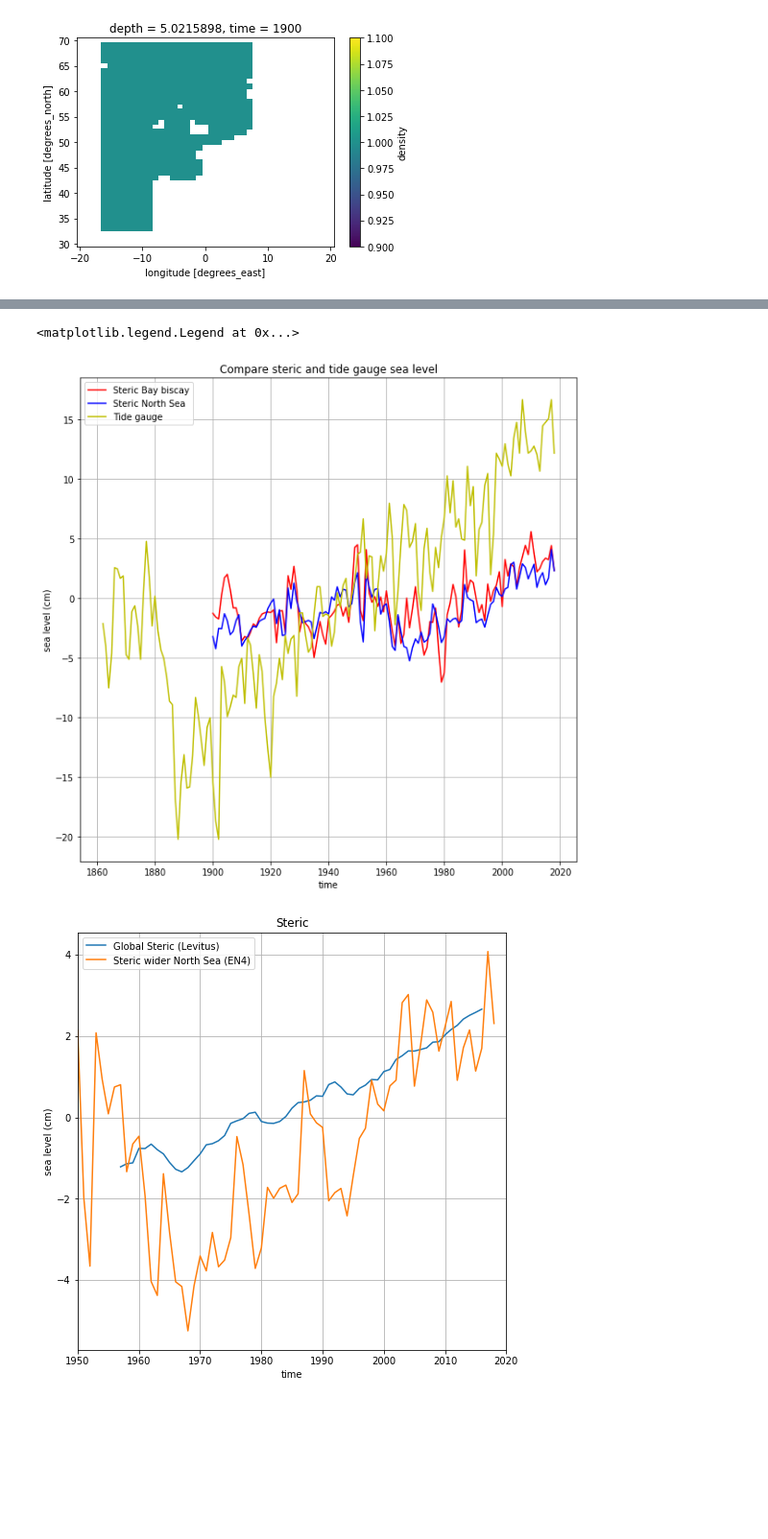
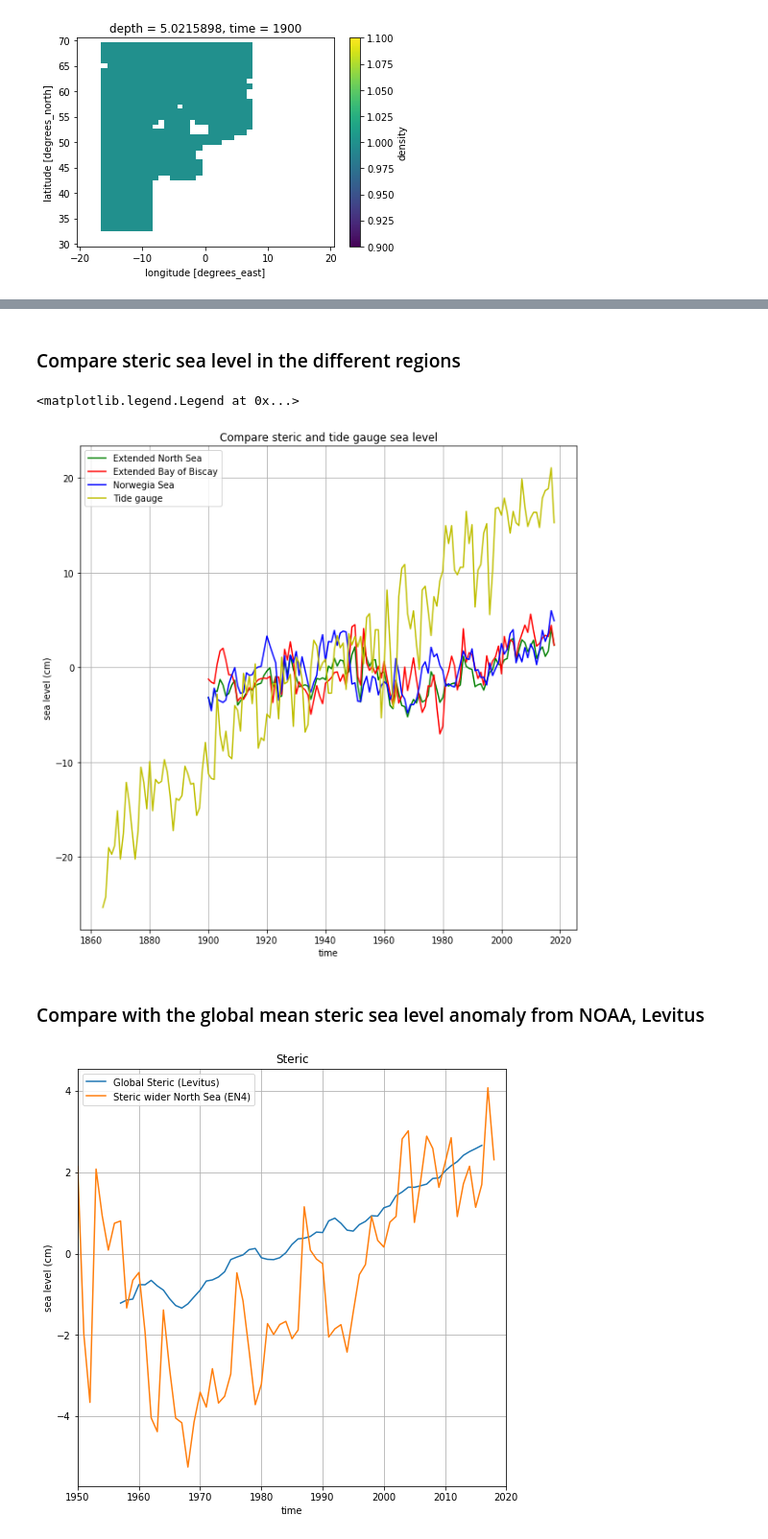
Before and after one commit to Jacobiaan/SLBudget, a Jupyter notebook: notebooks/Steric.ipynb, the cells around one changed output, grey strips where cells are left out. Shown at 96% size. Cells and saved outputs as stored; diff of their text form; code cells hidden in the pictures; blank space fills up the shorter version.

Commit message:
Continued fixing some paths changes and restructuring Steric.ipynb. Ready to include new steric data from Chen

```diff
--- a/notebooks/Steric.ipynb
+++ b/notebooks/Steric.ipynb
@@ -78,8 +78,8 @@ StericSLVar.plot()
 # %% [markdown]
 ### Check the correlation between tide gauge time series and steric sea level
 # %%
-# Newlyn: 202, Brest: 1, Vlissingen: 20
-SeaLevel_df = slc.tide_gauge_obs([20], interp = True)
+# Newlyn: 202, Brest: 1, Vlissingen: 20, Hoek van Holland:22
+SeaLevel_df = slc.tide_gauge_obs([22], interp = True)
 SeaLevel_df.rename(columns={'Average' : 'height'}, inplace=True)
 
 # Compute the correlation of the detrended data set, with a running mean of 2 years
@@ -175,31 +155,30 @@ StericSL_NS_df.iloc[-10:]
+# %% [markdown]
+### Compare steric sea level in the different regions
 # %%
-StericSLreg = (StericSL * mask).mean(dim=['lat','lon'])
-StericSLreg_df = StericSLreg.to_dataframe(name='StericEBB')
-#StericSLreg.plot(color='b')
-
-StericSLreg2 = (StericSL * mask2).mean(dim=['lat','lon'])
-StericSLreg2_df = StericSLreg2.to_dataframe('StericENS')
-#StericSLreg2.plot(color='r')
-
-#StericSL_NS.plot(color='g')
+max_depth = 2000
+StericSL_ENS_df = slc.StericSL_EN4(max_depth,'ENS')
+StericSL_EBB_df = slc.StericSL_EN4(max_depth,'EBB')
+StericSL_NWS_df = slc.StericSL_EN4(max_depth,'NWS')
 
 #Plot time series
 fig, ax = plt.subplots(figsize=(10,10))
-ax.plot(StericSLreg_df, 'r-', label='Steric Bay biscay') #From mm to cm
-ax.plot(StericSL_NS_df, 'b-', label='Steric North Sea')
-#ax.plot(SeaLevel_df.index, signal.detrend(SeaLevel_df.height), 'y-', label='Tide gauge')
+ax.plot(StericSL_ENS_df, 'g-', label='Extended North Sea')
+ax.plot(StericSL_EBB_df, 'r-', label='Extended Bay of Biscay')
+ax.plot(StericSL_NWS_df, 'b-', label='Norwegia Sea')
 ax.plot(SeaLevel_df.height, 'y-', label='Tide gauge')
 
 #ax.set_xlim([1993,2020])
 
 plt.xlabel('time')
 plt.ylabel('sea level (cm)')
 plt.title('Compare steric and tide gauge sea level')
 ax.grid(True)
 plt.legend(loc='upper left')
 # %% [output]
 <matplotlib.legend.Legend at 0x...>
-[figure, old version]
+[figure, new version]
+# %% [markdown]
+### Compare with the global mean steric sea level anomaly from NOAA, Levitus
 # %%
 #Global mean total sea level anomaly (NOAA, Levitus)
 LevitusSL_df = slc.LevitusSL()
```
Also changed, not shown: parts of 9 cells of this notebook, 1 other file.
